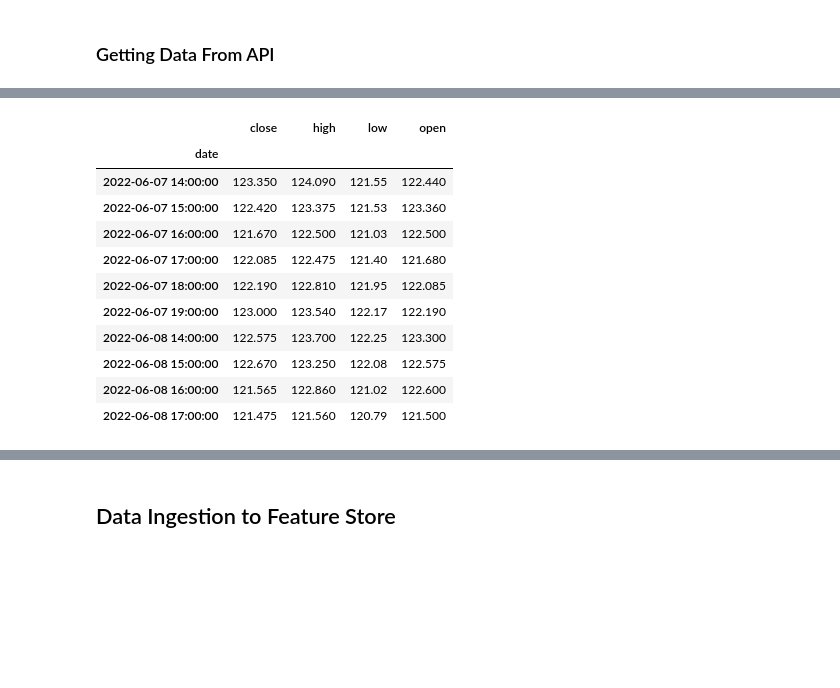
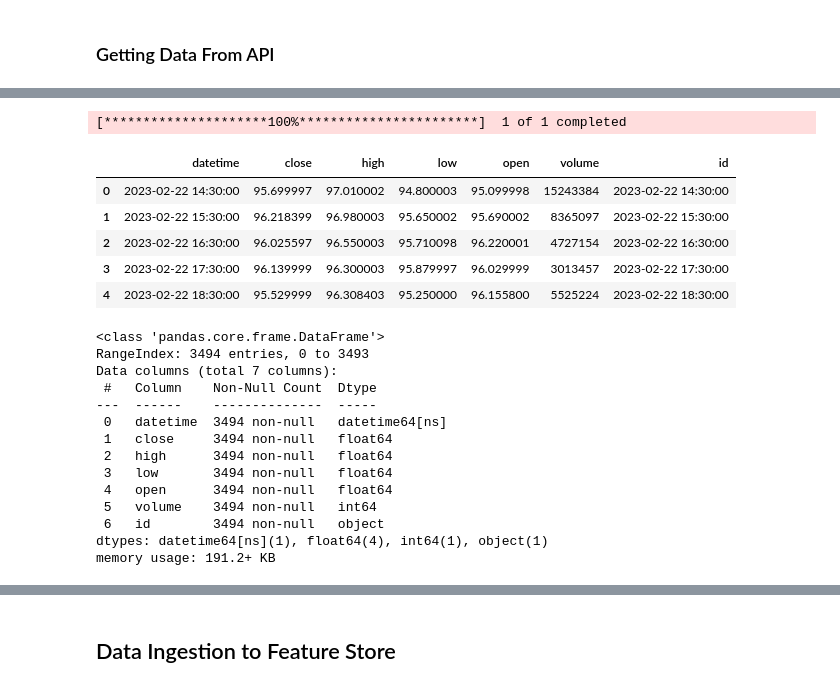
Before and after one commit to amulyaprasanth/hourly_amazon_stock_prediction, a Jupyter notebook: notebooks/backfill_features.ipynb, the cells around one changed output, grey strips where cells are left out. Cells and saved outputs as stored; diff of their text form; code cells hidden in the pictures; blank space fills up the shorter version.

```diff
--- a/notebooks/backfill_features.ipynb
+++ b/notebooks/backfill_features.ipynb
@@ -86,5 +20,0 @@ def create_supervised_dataset(years: list, ticker: str = "AMZN", freq: str = '60
-# %%
-# Call the function
-data = create_supervised_dataset(years, "AMZN")
-
-data.head()
@@ -99,15 +21,60 @@ data.head()
+# %%
+def fetch_historical_data(ticker: str = "AMZN", period: str = "2y", interval: str = "1h") -> pd.DataFrame:
+    """
+    Fetch historical stock data for a given ticker, period, and interval.
+
+    Parameters:
+    ticker (str): The stock ticker symbol (default is "AMZN").
+    period (str): The period over which to fetch data (default is "2y").
+    interval (str): The interval between data points (default is "1h").
+
+    Returns:
+    pd.DataFrame: A DataFrame containing the historical stock data with the following modifications:
+        - Index reset to convert the date index into a column.
+        - Time zone information removed from the 'Datetime' column.
+        - Column names converted to lower case.
+        - An 'id' column added as a primary key, which is a string representation of the 'datetime' column.
+    """
+    data = pd.DataFrame(yf.download(tickers=ticker, period=period, interval=interval, multi_level_index=False))
+
+    # Reset the index to convert the date index into a column
+    data = data.reset_index()
+
+    # Remove the time zone information from the 'Datetime' column
+    data['Datetime'] = pd.to_datetime(data['Datetime'].dt.strftime('%Y-%m-%d %H:%M:%S'))
+
+    # Rename columns to lower case for consistency
+    data.columns = [column.lower() for column in data.columns]
+
+    # Add the 'id' column as a primary key, which is a string representation of the 'datetime' column
+    data["id"] = [str(date) for date in data['datetime']]
+
+    return data
 # %%
-data.head(10)
+data = fetch_historical_data()
+data.head()
 # %% [output]
+[*********************100%***********************]  1 of 1 completed
-|  | close | high | low | open |
-| date |  |  |  |  |
-| 2022-06-07 14:00:00 | 123.350 | 124.090 | 121.55 | 122.440 |
-| 2022-06-07 15:00:00 | 122.420 | 123.375 | 121.53 | 123.360 |
-| 2022-06-07 16:00:00 | 121.670 | 122.500 | 121.03 | 122.500 |
-| 2022-06-07 17:00:00 | 122.085 | 122.475 | 121.40 | 121.680 |
-| 2022-06-07 18:00:00 | 122.190 | 122.810 | 121.95 | 122.085 |
-| 2022-06-07 19:00:00 | 123.000 | 123.540 | 122.17 | 122.190 |
-| 2022-06-08 14:00:00 | 122.575 | 123.700 | 122.25 | 123.300 |
-| 2022-06-08 15:00:00 | 122.670 | 123.250 | 122.08 | 122.575 |
-| 2022-06-08 16:00:00 | 121.565 | 122.860 | 121.02 | 122.600 |
-| 2022-06-08 17:00:00 | 121.475 | 121.560 | 120.79 | 121.500 |
+|  | datetime | close | high | low | open | volume | id |
+| 0 | 2023-02-22 14:30:00 | 95.699997 | 97.010002 | 94.800003 | 95.099998 | 15243384 | 2023-02-22 14:30:00 |
+| 1 | 2023-02-22 15:30:00 | 96.218399 | 96.980003 | 95.650002 | 95.690002 | 8365097 | 2023-02-22 15:30:00 |
+| 2 | 2023-02-22 16:30:00 | 96.025597 | 96.550003 | 95.710098 | 96.220001 | 4727154 | 2023-02-22 16:30:00 |
+| 3 | 2023-02-22 17:30:00 | 96.139999 | 96.300003 | 95.879997 | 96.029999 | 3013457 | 2023-02-22 17:30:00 |
+| 4 | 2023-02-22 18:30:00 | 95.529999 | 96.308403 | 95.250000 | 96.155800 | 5525224 | 2023-02-22 18:30:00 |
+# %%
+data.info()
+# %% [output]
+<class 'pandas.core.frame.DataFrame'>
+RangeIndex: 3494 entries, 0 to 3493
+Data columns (total 7 columns):
+ #   Column    Non-Null Count  Dtype
+---  ------    --------------  -----
+ 0   datetime  3494 non-null   datetime64[ns]
+ 1   close     3494 non-null   float64
+ 2   high      3494 non-null   float64
+ 3   low       3494 non-null   float64
+ 4   open      3494 non-null   float64
+ 5   volume    3494 non-null   int64
+ 6   id        3494 non-null   object
+dtypes: datetime64[ns](1), float64(4), int64(1), object(1)
+memory usage: 191.2+ KB
```
Also changed, not shown: parts of 17 cells of this notebook, 7 other files.
